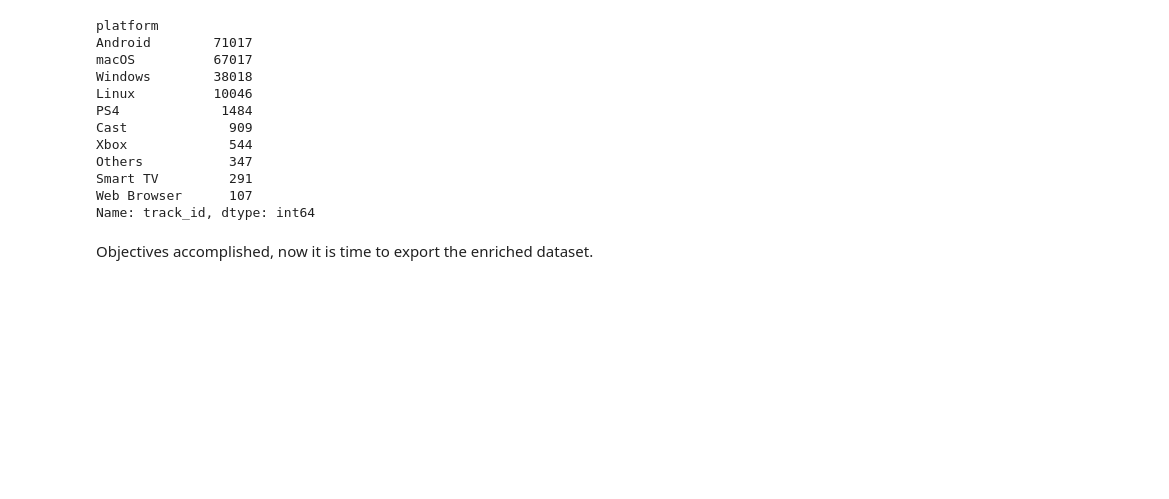
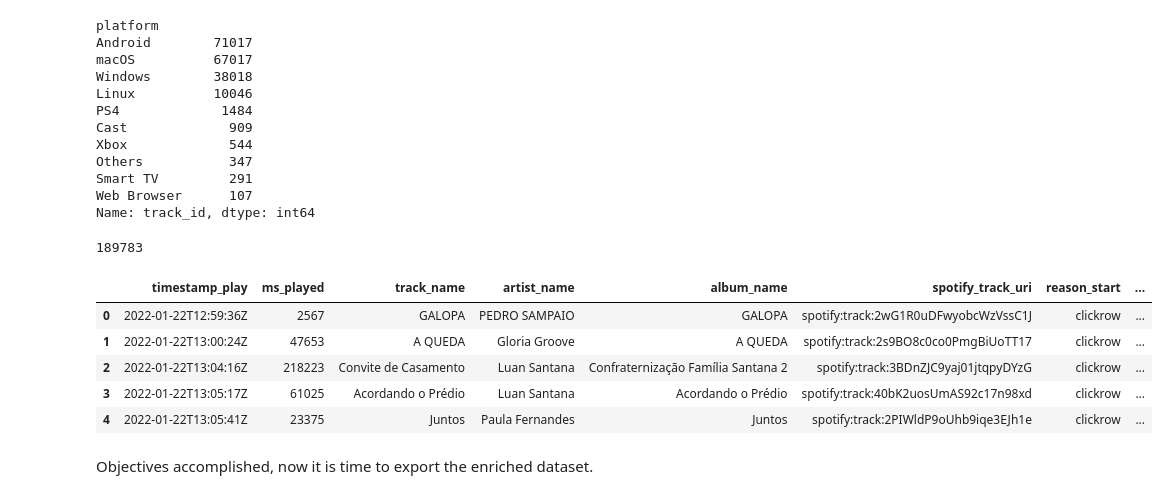
Before and after one commit to casluleal/spotify-musical-analysis, a Jupyter notebook: track_data_enriching.ipynb, the cells around one changed output. Saved outputs shown, nothing was run; the diff lists cells and outputs as text; code cells hidden in the pictures; blank space fills up the shorter version.

```diff
--- a/track_data_enriching.ipynb
+++ b/track_data_enriching.ipynb
@@ -363,6 +363,26 @@ Others           347
 Smart TV         291
 Web Browser      107
 Name: track_id, dtype: int64
+# %%
+len(tracks_history_enriched)
+# %% [output]
+189783
+# %%
+tracks_history_enriched = pd.read_csv('consolidated_spotify_data_2024_enriched.csv')
+unique_album_covers = tracks_history_enriched.groupby(['artist_name', 'album_name'], as_index=False)[['album_cover_uri']].first()
+
+tracks_history_enriched = tracks_history_enriched.merge(unique_album_covers, how='left', on=['artist_name', 'album_name'], suffixes=('_1', '_2'))
+tracks_history_enriched.drop(columns='album_cover_uri_1', inplace=True)
+tracks_history_enriched.rename(columns={'album_cover_uri_2': 'album_cover_uri'}, inplace=True)
+
+tracks_history_enriched.head()
+# %% [output]
+|  | timestamp_play | ms_played | track_name | artist_name | album_name | spotify_track_uri | reason_start | ... |
+| 0 | 2022-01-22T12:59:36Z | 2567 | GALOPA | PEDRO SAMPAIO | GALOPA | spotify:track:2wG1R0uDFwyobcWzVssC1J | clickrow | ... |
+| 1 | 2022-01-22T13:00:24Z | 47653 | A QUEDA | Gloria Groove | A QUEDA | spotify:track:2s9BO8c0co0PmgBiUoTT17 | clickrow | ... |
+| 2 | 2022-01-22T13:04:16Z | 218223 | Convite de Casamento | Luan Santana | Confraternização Família Santana 2 | spotify:track:3BDnZJC9yaj01jtqpyDYzG | clickrow | ... |
+| 3 | 2022-01-22T13:05:17Z | 61025 | Acordando o Prédio | Luan Santana | Acordando o Prédio | spotify:track:40bK2uosUmAS92c17n98xd | clickrow | ... |
+| 4 | 2022-01-22T13:05:41Z | 23375 | Juntos | Paula Fernandes | Juntos | spotify:track:2PIWldP9oUhb9iqe3EJh1e | clickrow | ... |
 # %% [markdown]
 Objectives accomplished, now it is time to export the enriched dataset.
 # %%
```
Also changed, not shown: parts of 3 cells of this notebook.
